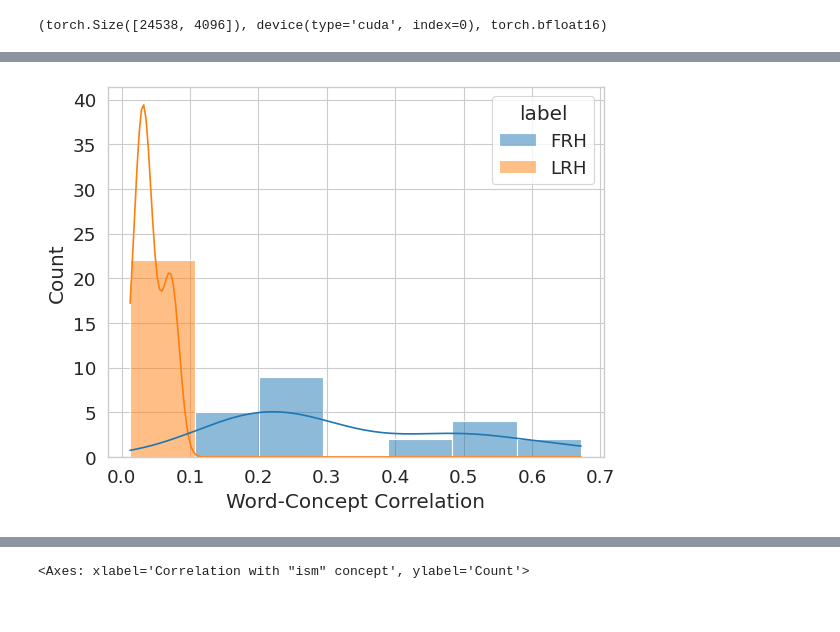
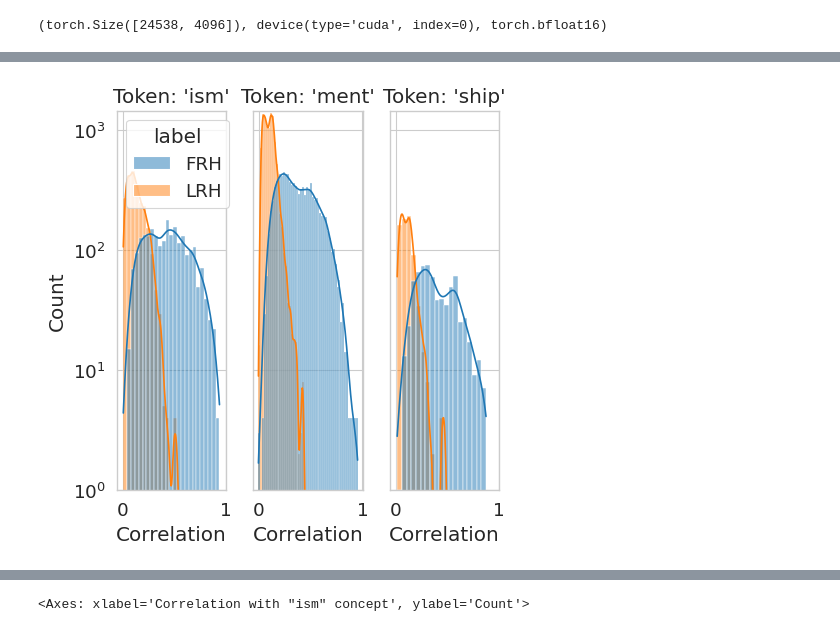
Before and after one commit to phvv-me/frame-representation-hypothesis, a Jupyter notebook: 11_token_superposition_analysis.ipynb, the cells around one changed output, grey strips where cells are left out. Cells and saved outputs as stored; diff of their text form; code cells hidden in the pictures.

Commit message:
new plot finished

```diff
--- a/11_token_superposition_analysis.ipynb
+++ b/11_token_superposition_analysis.ipynb
@@ -38,55 +38,62 @@ OPTIONS = {
     "max_token_count": 3,
 }
 
-TOKEN = "ism"
-
 df = fur.data.get_dataframe(fur.model.tokenizer, **OPTIONS)
 # %%
-# concepts = fur.get_all_concepts(**OPTIONS)
-# concepts.tensor.shape
+TOKENS = ["ism", "ment", "ship"]
 
-ism_token_id = fur.model.tokenizer.encode(TOKEN)[1]
-ism_synsets = df[df["tokens"].list.index(ism_token_id) != -1]["synset"].unique()
-ism_synsets[~ism_synsets.str.contains("ism")]
-# ism_concepts = concepts.tensor[ism_synsets]
+fig, axes = plt.subplots(1, 3, figsize=(5, 5), sharey=True, sharex=True)
+plt.subplots_adjust(hspace=0.3)
 
-# synsets = fur.data.get_all_synsets(fur.model.tokenizer, min_lemmas_per_synset=1, max_token_count=4)
-
-# ism_tokens = np.stack(synsets.loc[synsets["synset"].isin(ism_synsets), "tokens"].values)
-
-# # ism_token_words = df[df["tokens"].list.index(ism_token_id) != -1]["tokens"].unique().to_pandas().tolist()
-
-# ism_tensor = fur.get_token_representations(ism_tokens)
-
-# ism_concepts.shape, ism_concepts.device, ism_concepts.dtype
-
-x = "Word-Concept Correlation"
+x = "Correlation"
 y = "label"
 
-def compute_synset_inner_correlations(synset):
-    i = np.stack(df.loc[df["synset"] == synset, "tokens"].to_pandas().values)
-    # w_frh = torch.nn.functional.normalize(fur.get_token_representations(i).mT, p=2, dim=-1)
-    w_frh = fur.get_token_representations(i).mT
-    w_frh = torch.nn.functional.normalize(w_frh, p=2, dim=-2)
+for idx, TOKEN in enumerate(TOKENS):
+    token_id = fur.model.tokenizer.encode(TOKEN)[1]
+    token_synsets = df[df["tokens"].list.index(token_id) != -1]["synset"].unique()
 
-    c_frh = Concept(tensor=fur.average_frames(w_frh), synset=synset)
-    c_frh.tensor.unsqueeze_(0)
+    def compute_synset_inner_correlations(synset):
+        i = np.stack(df.loc[df["synset"] == synset, "tokens"].to_pandas().values)
+        w_frh = fur.get_token_representations(i).mT
+        w_frh = torch.nn.functional.normalize(w_frh, p=2, dim=-2)  # normalize to make comparison fair in cosine space
 
-    frh_proj = (w_frh * c_frh).flatten()
+        c_frh = Concept(tensor=fur.average_frames(w_frh), synset=synset)
+        c_frh.tensor.unsqueeze_(0)
 
-    w_lrh = w_frh.mean(-1, keepdim=True)
-    c_lrh = Concept(tensor=w_lrh.mean(0, keepdim=True), synset=synset)
+        frh_proj = (w_frh * c_frh).flatten()
 
-    lrh_proj = (w_lrh * c_lrh).flatten()
+        c_lrh = Concept(tensor=w_frh.mean(dim=[0, -1], keepdim=True), synset=synset)
 
-    return pd.DataFrame({
-        x: torch.cat([frh_proj, lrh_proj]).cpu().tolist(),
-        y: frh_proj.shape[0] * [f"FRH"] + lrh_proj.shape[0] * [f"LRH"],
-    })
+        lrh_proj = (w_frh * c_lrh).flatten()
 
-df_plot = pd.concat([
-    compute_synset_inner_correlations(s) for s in ism_synsets[~ism_synsets.str.contains("ism")]
-])
+        return pd.DataFrame({
+            x: torch.cat([frh_proj, lrh_proj]).cpu().tolist(),
+            y: frh_proj.shape[0] * [f"FRH"] + lrh_proj.shape[0] * [f"LRH"],
+        })
 
-sns.histplot(df_plot, x=x, hue=y, kde=True)
+    token_synsets_not_obvious = token_synsets[~token_synsets.str.contains(TOKEN)].to_pandas().values
+
+    if len(token_synsets_not_obvious) > 0:
+        df_plot = pd.concat([
+            compute_synset_inner_correlations(s) for s in token_synsets_not_obvious
+        ])
+
+        sns.histplot(df_plot, x=x, hue=y, kde=True, ax=axes[idx])
+        axes[idx].set_title(f"Token: '{TOKEN}'")
+
+        # Only show legend in the first subplot to save space
+        if idx > 0:
+            axes[idx].get_legend().remove()
+    else:
+        axes[idx].text(0.5, 0.5, f"No non-obvious synsets found for '{TOKEN}'",
+                       horizontalalignment='center', verticalalignment='center')
+        axes[idx].set_title(f"Token: '{TOKEN}'")
+
+for ax in axes:
+    ax.set_ylim(1)
+    ax.set_yscale('log')
+
+plt.tight_layout()
+plt.savefig(f"resources/11_token_superposition_analysis_{TOKENS=}.pdf", dpi=200, bbox_inches="tight")
+plt.show()
 # %% [output]
@@ -94 +100 @@ sns.histplot(df_plot, x=x, hue=y, kde=True)
-[figure, old version]
+[figure, new version]
```
Also changed, not shown: parts of 5 cells of this notebook, 1 other file.
